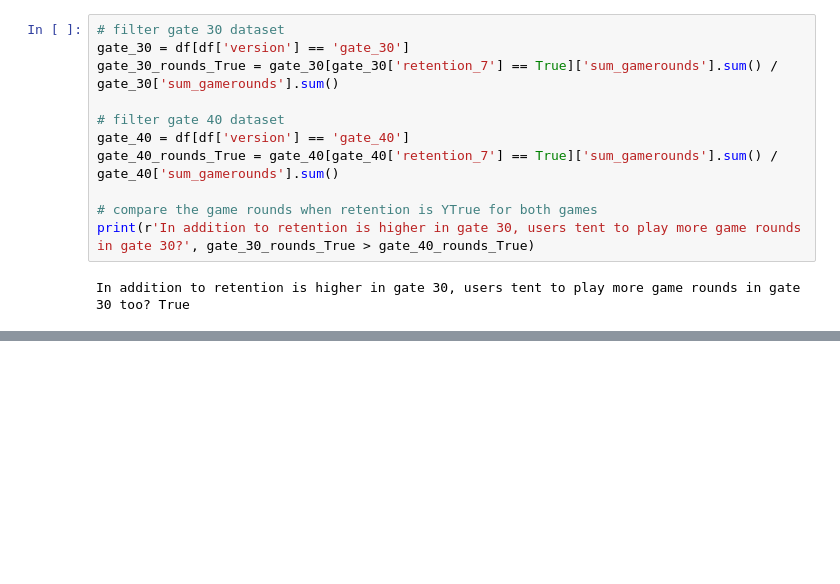
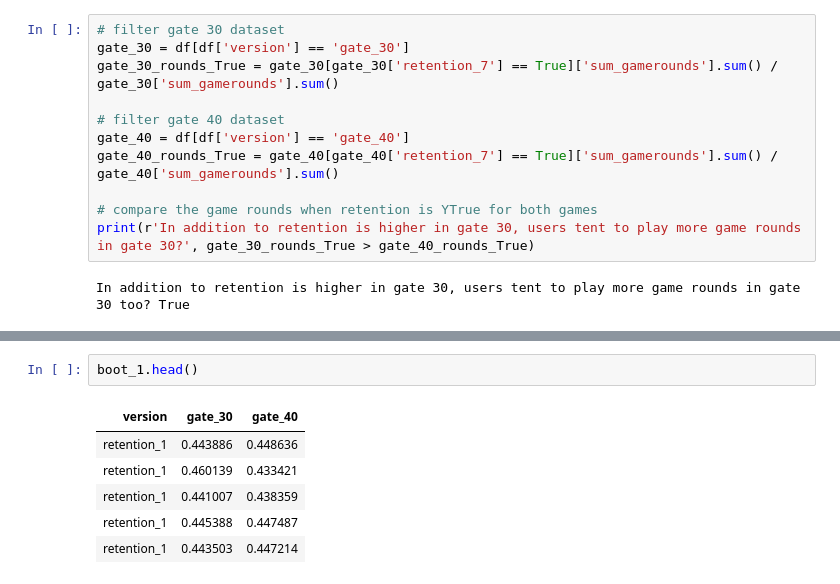
Before and after one commit to Diem-Nguyen/mobile_game_A-B_testing, a Jupyter notebook: cookie_cats.ipynb, the cells around one changed output, grey strips where cells are left out. Cells and saved outputs as stored; diff of their text form; blank space fills up the shorter version.

```diff
--- a/cookie_cats.ipynb
+++ b/cookie_cats.ipynb
@@ -203,0 +223,9 @@ Boostrap is a technique to measure the certaintly of a given conclusion. In othe
+# %%
+boot_1.head()
+# %% [output]
+| version | gate_30 | gate_40 |
+| retention_1 | 0.443886 | 0.448636 |
+| retention_1 | 0.460139 | 0.433421 |
+| retention_1 | 0.441007 | 0.438359 |
+| retention_1 | 0.445388 | 0.447487 |
+| retention_1 | 0.443503 | 0.447214 |
```
Also changed, not shown: parts of 3 cells of this notebook.
